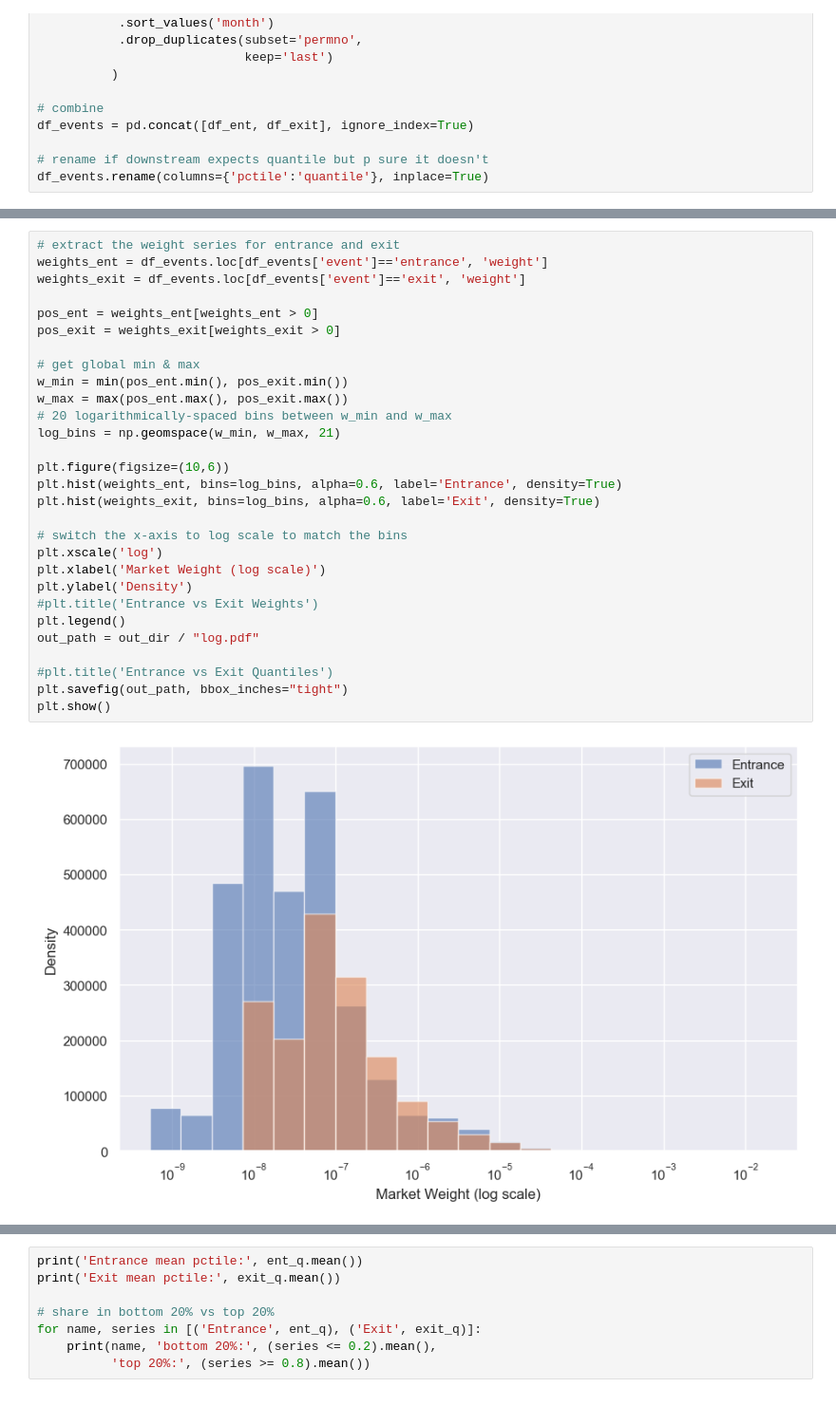
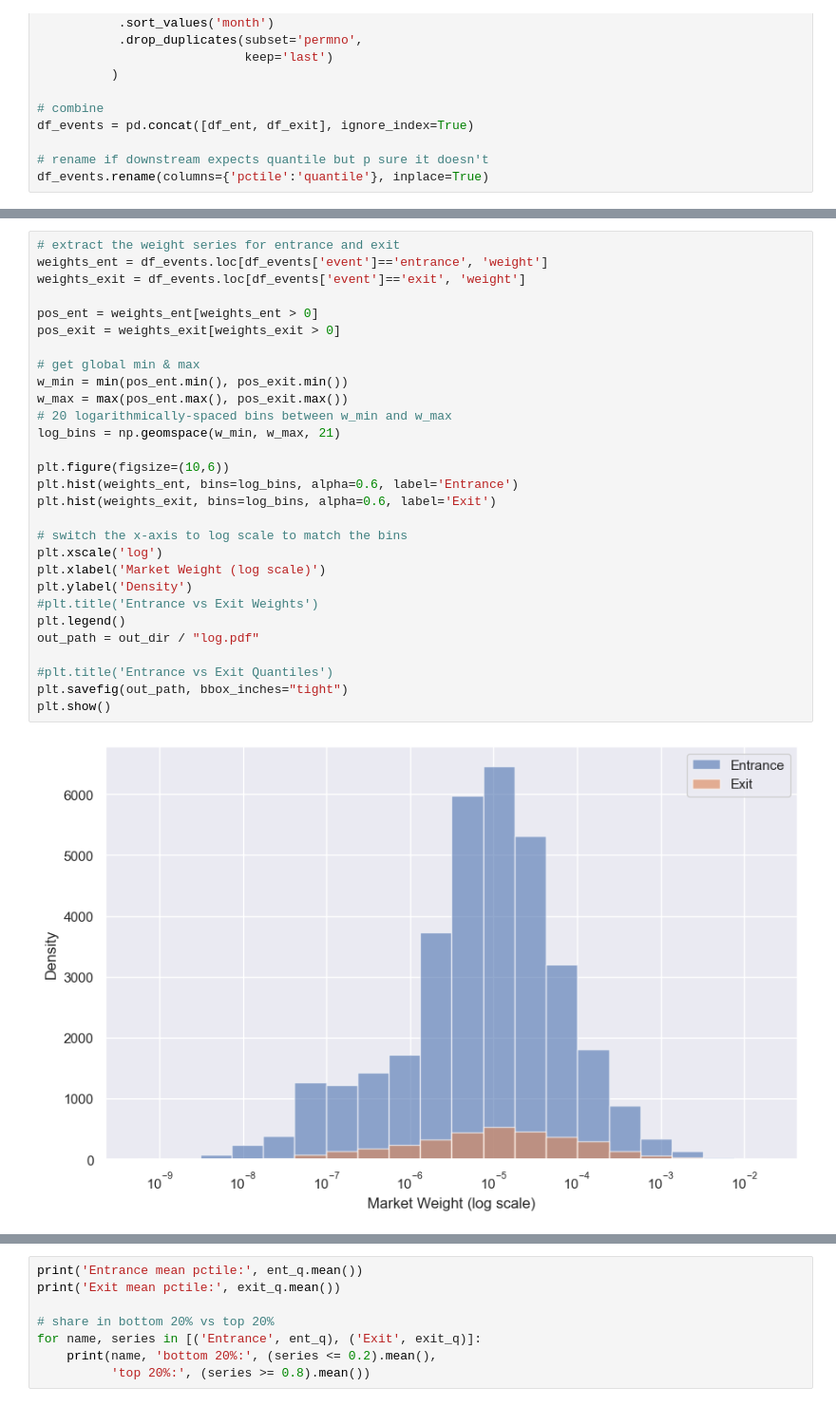
Before and after one commit to caroline-smyth/summer-math, a Jupyter notebook: entrances_and_exits.ipynb, the cells around one changed output, grey strips where cells are left out. Shown: that part at 95% size. Cells and saved outputs as stored; diff of their text form.

```diff
--- a/entrances_and_exits.ipynb
+++ b/entrances_and_exits.ipynb
@@ -148,34 +153,34 @@ plt.show()
 # %%
 # extract the weight series for entrance and exit
 weights_ent = df_events.loc[df_events['event']=='entrance', 'weight']
 weights_exit = df_events.loc[df_events['event']=='exit', 'weight']
 
 pos_ent = weights_ent[weights_ent > 0]
 pos_exit = weights_exit[weights_exit > 0]
 
 # get global min & max
 w_min = min(pos_ent.min(), pos_exit.min())
 w_max = max(pos_ent.max(), pos_exit.max())
 # 20 logarithmically‐spaced bins between w_min and w_max
 log_bins = np.geomspace(w_min, w_max, 21)
 
 plt.figure(figsize=(10,6))
-plt.hist(weights_ent, bins=log_bins, alpha=0.6, label='Entrance', density=True)
-plt.hist(weights_exit, bins=log_bins, alpha=0.6, label='Exit', density=True)
+plt.hist(weights_ent, bins=log_bins, alpha=0.6, label='Entrance')
+plt.hist(weights_exit, bins=log_bins, alpha=0.6, label='Exit')
 
 # switch the x‐axis to log scale to match the bins
 plt.xscale('log')
 plt.xlabel('Market Weight (log scale)')
 plt.ylabel('Density')
 #plt.title('Entrance vs Exit Weights')
 plt.legend()
 out_path = out_dir / "log.pdf"
 
 #plt.title('Entrance vs Exit Quantiles')
 plt.savefig(out_path, bbox_inches="tight")
 plt.show()
 # %% [output]
-[figure, old version]
+[figure, new version]
 # %%
 # sort data
 x_ent = np.sort(weights_ent)
```
Also changed, not shown: parts of 16 cells of this notebook, 7 other files.
